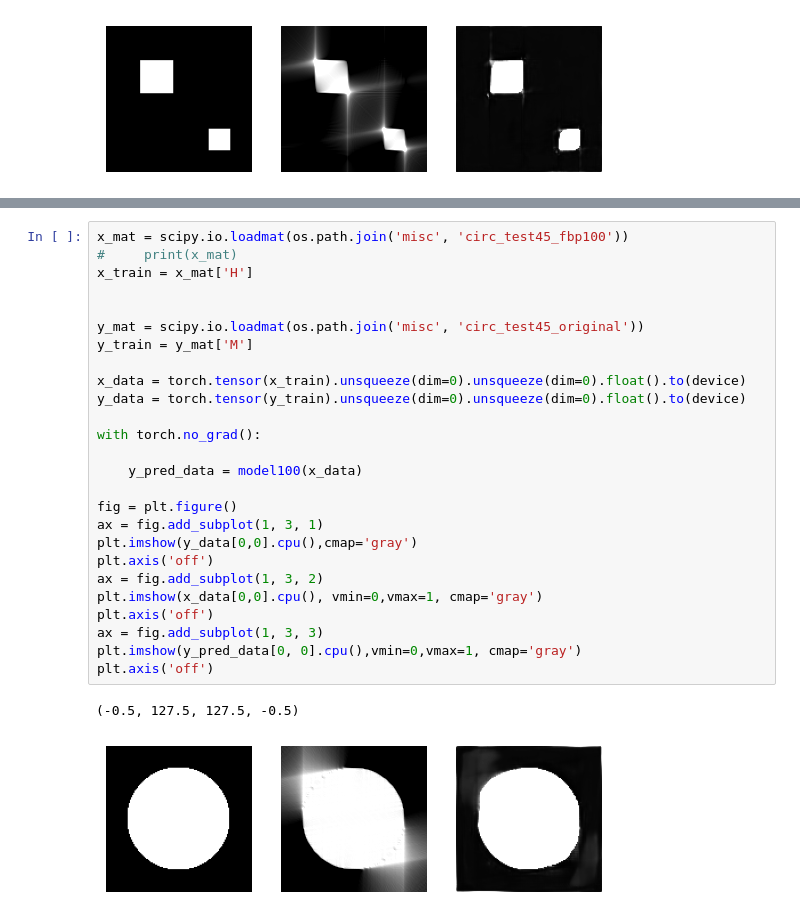
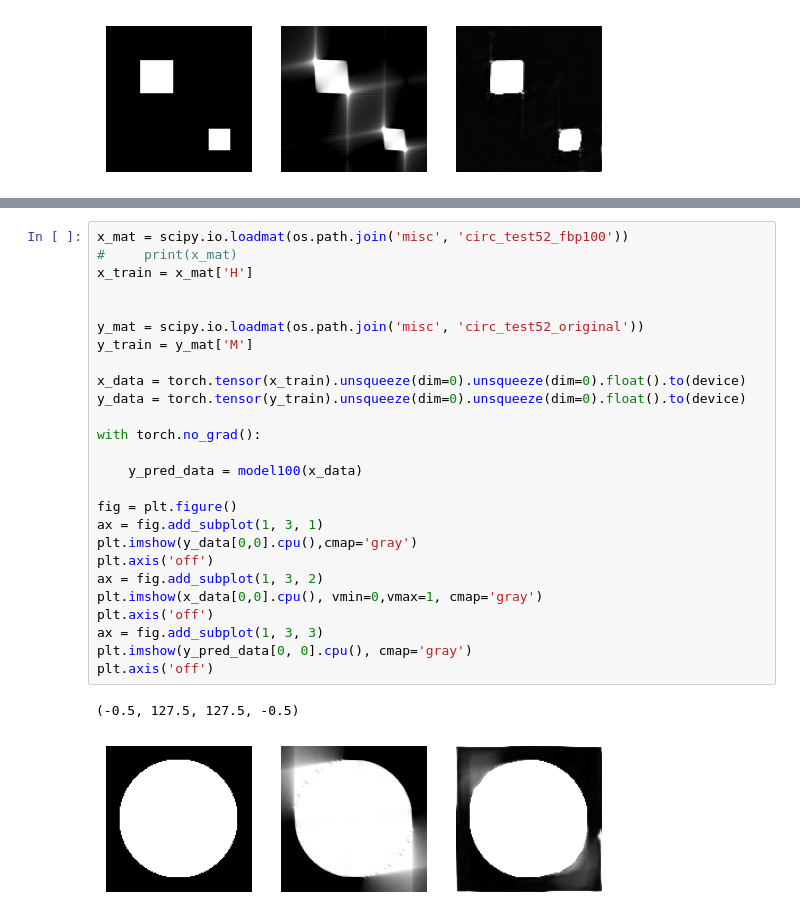
Before and after one commit to lowrank/robustness-limited-angle-tomography, a Jupyter notebook: experiments/examples.ipynb, the cells around one changed output, grey strips where cells are left out. Drawn from its saved outputs; the diff is of its cells as text.

```diff
--- a/experiments/examples.ipynb
+++ b/experiments/examples.ipynb
@@ -449,31 +449,31 @@ plt.axis('off')
 (-0.5, 127.5, 127.5, -0.5)
 [figure]
 # %%
-x_mat = scipy.io.loadmat(os.path.join('misc', 'circ_test45_fbp100'))
+x_mat = scipy.io.loadmat(os.path.join('misc', 'circ_test52_fbp100'))
 #     print(x_mat)
 x_train = x_mat['H']
 
 
-y_mat = scipy.io.loadmat(os.path.join('misc', 'circ_test45_original'))
+y_mat = scipy.io.loadmat(os.path.join('misc', 'circ_test52_original'))
 y_train = y_mat['M']
 
 x_data = torch.tensor(x_train).unsqueeze(dim=0).unsqueeze(dim=0).float().to(device)
 y_data = torch.tensor(y_train).unsqueeze(dim=0).unsqueeze(dim=0).float().to(device)
 
 with torch.no_grad():
 
     y_pred_data = model100(x_data)
 
 fig = plt.figure()
 ax = fig.add_subplot(1, 3, 1)
 plt.imshow(y_data[0,0].cpu(),cmap='gray')
 plt.axis('off')
 ax = fig.add_subplot(1, 3, 2)
 plt.imshow(x_data[0,0].cpu(), vmin=0,vmax=1, cmap='gray')
 plt.axis('off')
 ax = fig.add_subplot(1, 3, 3)
-plt.imshow(y_pred_data[0, 0].cpu(),vmin=0,vmax=1, cmap='gray')
+plt.imshow(y_pred_data[0, 0].cpu(), cmap='gray')
 plt.axis('off')
 # %% [output]
 (-0.5, 127.5, 127.5, -0.5)
-[figure, old version]
+[figure, new version]
```
Also changed, not shown: parts of 4 cells of this notebook, 13 other files.
